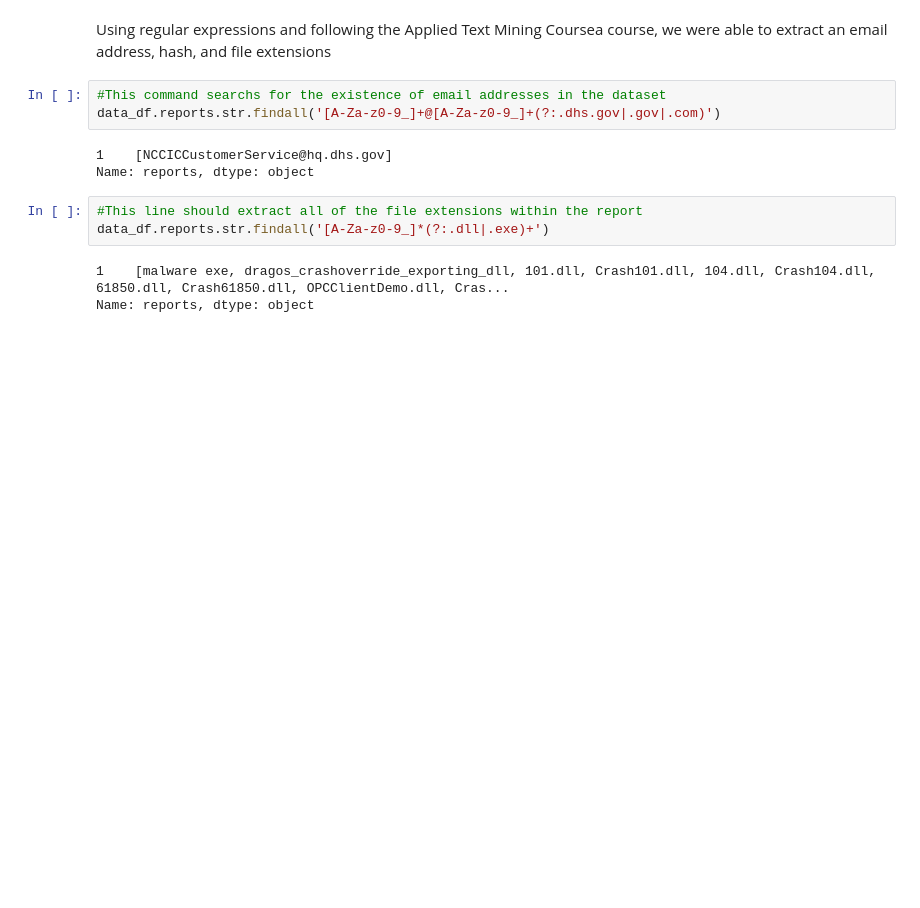
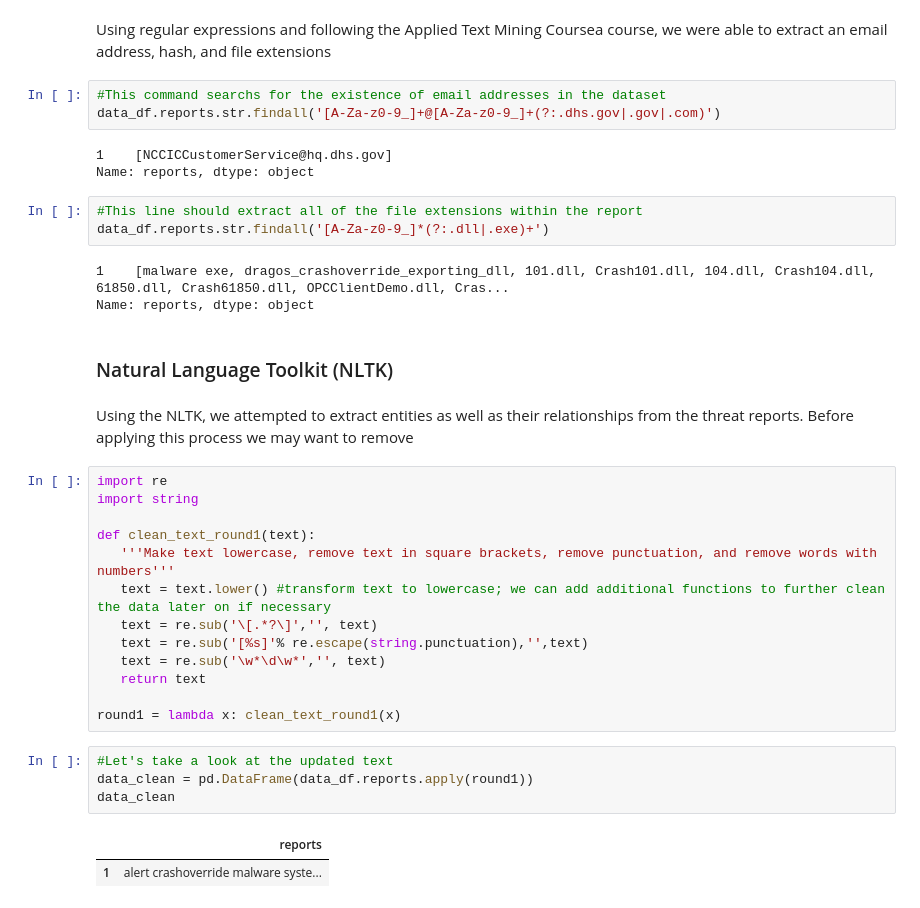
Before and after one commit to paigejh/Summer-Innovation-Challenge, a Jupyter notebook: GrootBasic.ipynb, the cells around one changed output. Saved outputs shown, nothing was run; the diff lists cells and outputs as text; blank space fills up the shorter version.

```diff
--- a/GrootBasic.ipynb
+++ b/GrootBasic.ipynb
@@ -95,3 +97,27 @@ data_df.reports.str.findall('[A-Za-z0-9_]*(?:.dll|.exe)+')
 # %% [output]
 1    [malware exe, dragos_crashoverride_exporting_dll, 101.dll, Crash101.dll, 104.dll, Crash104.dll, 61850.dll, Crash61850.dll, OPCClientDemo.dll, Cras...
 Name: reports, dtype: object
+# %% [markdown]
+### Natural Language Toolkit (NLTK)
+# %% [markdown]
+Using the NLTK, we attempted to extract entities as well as their relationships from the threat reports. Before applying this process we may want to remove
+# %%
+import re
+import string
+
+def clean_text_round1(text):
+   '''Make text lowercase, remove text in square brackets, remove punctuation, and remove words with numbers'''
+   text = text.lower() #transform text to lowercase; we can add additional functions to further clean the data later on if necessary
+   text = re.sub('\[.*?\]','', text)
+   text = re.sub('[%s]'% re.escape(string.punctuation),'',text)
+   text = re.sub('\w*\d\w*','', text)
+   return text
+
+round1 = lambda x: clean_text_round1(x)
+# %%
+#Let's take a look at the updated text
+data_clean = pd.DataFrame(data_df.reports.apply(round1))
+data_clean
+# %% [output]
+|  | reports |
+| 1 | alert crashoverride malware syste... |
```
Also changed, not shown: parts of 7 cells of this notebook.
